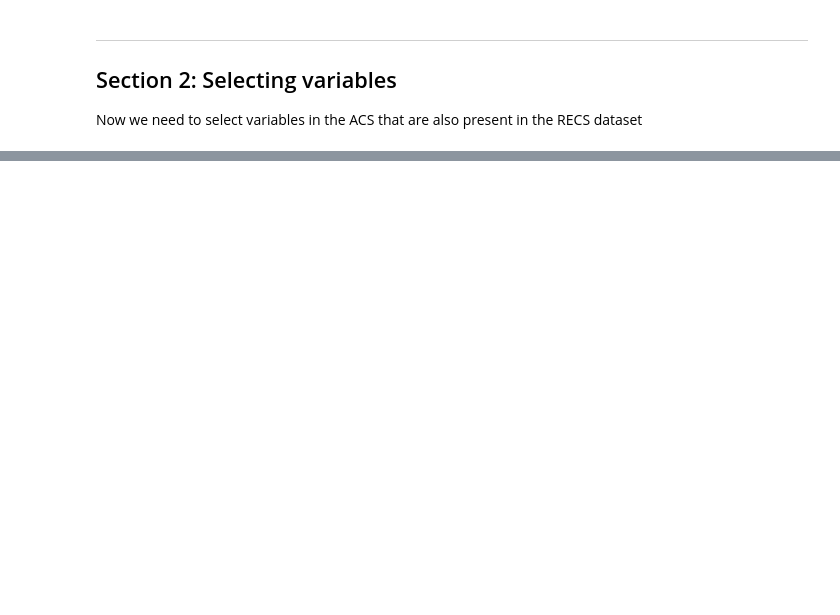
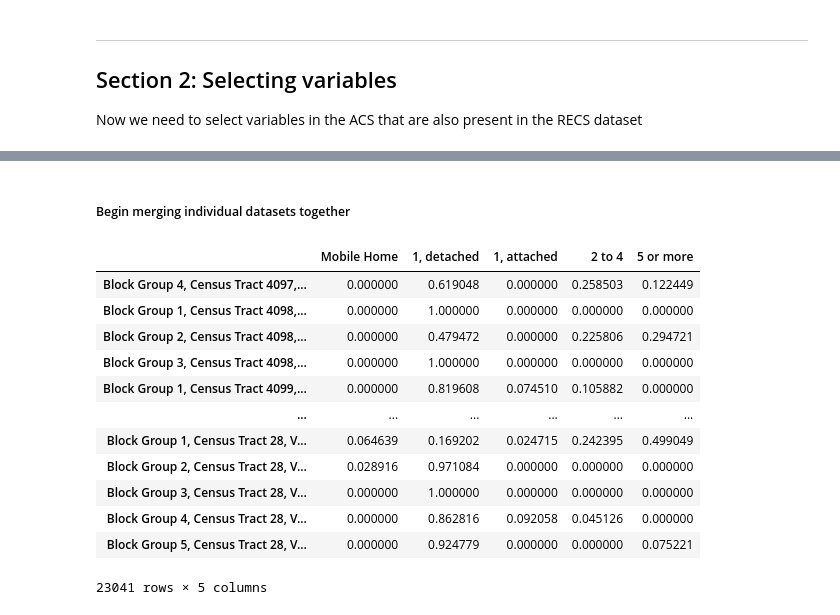
Before and after one commit to criscres/Energy-poverty-US, a Jupyter notebook: ACS_EDA.ipynb, the cells around one changed output, grey strips where cells are left out. Cells and saved outputs as stored; diff of their text form; code cells hidden in the pictures; blank space fills up the shorter version.

```diff
--- a/ACS_EDA.ipynb
+++ b/ACS_EDA.ipynb
@@ -410,0 +473,21 @@ IPUMS provides census and survey data from around the world integrated across ti
+# %%
+#Create a dictionary that takes in the created df name from the specific CA county code, and the cleaned and
+#normalized dataframe for the primary type of fuel used in the home
+primary_heating_fuel_df_names = {}
+for i in range(len(ca_county_lst)):
+    df_name = 'primary_heating_fuel_df_county_' + str(ca_county_lst[i])
+
+    df_data = censusdata.download('acs5', 2015,
+                             censusdata.censusgeo([('state', '06'), ('county', ca_county_lst[i]), ('block group', '*')]),
+                             ['B25040_002E', 'B25040_003E', 'B25040_005E', 'B25040_004E',
+                              'B25040_007E'], key = '80125df736ca356c2f7c99ef78ca3e7acea58265')
+
+    df_data = df_data.rename(columns={'B25040_002E':'Utility Gas', 'B25040_003E':'Bottled, tank, or LP gas',
+                                    'B25040_005E':'Fuel oil, kerosene, etc.', 'B25040_004E':'Electricity',
+                                      'B25040_007E':'Wood'})
+
+    df_data = df_data.div(df_data.sum(axis=1), axis=0)
+
+
+    primary_heating_fuel_df_names[df_name] = df_data
+primary_heating_fuel_df_names['primary_heating_fuel_df_county_001'].head()
@@ -410,0 +655,38 @@ IPUMS provides census and survey data from around the world integrated across ti
+# %% [markdown]
+##### Begin merging individual datasets together
+# %%
+#Create a list of the dictionaries corresponding to each of the X variables created above
+dict_lst = [units_in_structure_df_names, tenure_df_names, year_structure_built_df_names, year_moved_in_df_names, num_bedrooms_df_names,
+           num_rooms_df_names, primary_heating_fuel_df_names, num_residents_df_names, household_income_past_year_df_names]
+# %%
+#For each dictionary of dataframes in dct_list, concatenate all the dataframes into 1 dataframe, and then place
+#this add this dataframe to the variable_dct dictionary with the corresponding variable name
+variable_dct = {}
+
+variable_dct_names = []
+
+for i in dict_lst:
+    name = re.search(r"(\w+df)", str(i)).group(0)
+    variable_dct_names.append(name)
+    starter_df = pd.DataFrame()
+    for key, value in i.items():
+        #i[key].reset_index(inplace=True)
+        starter_df = pd.concat([starter_df, i[key]], axis=0)
+    variable_dct[name] = starter_df
+
+
+variable_dct["units_in_structure_df"]
+# %% [output]
+|  | Mobile Home | 1, detached | 1, attached | 2 to 4 | 5 or more |
+| Block Group 4, Census Tract 4097,... | 0.000000 | 0.619048 | 0.000000 | 0.258503 | 0.122449 |
+| Block Group 1, Census Tract 4098,... | 0.000000 | 1.000000 | 0.000000 | 0.000000 | 0.000000 |
+| Block Group 2, Census Tract 4098,... | 0.000000 | 0.479472 | 0.000000 | 0.225806 | 0.294721 |
+| Block Group 3, Census Tract 4098,... | 0.000000 | 1.000000 | 0.000000 | 0.000000 | 0.000000 |
+| Block Group 1, Census Tract 4099,... | 0.000000 | 0.819608 | 0.074510 | 0.105882 | 0.000000 |
+| ... | ... | ... | ... | ... | ... |
+| Block Group 1, Census Tract 28, V... | 0.064639 | 0.169202 | 0.024715 | 0.242395 | 0.499049 |
+| Block Group 2, Census Tract 28, V... | 0.028916 | 0.971084 | 0.000000 | 0.000000 | 0.000000 |
+| Block Group 3, Census Tract 28, V... | 0.000000 | 1.000000 | 0.000000 | 0.000000 | 0.000000 |
+| Block Group 4, Census Tract 28, V... | 0.000000 | 0.862816 | 0.092058 | 0.045126 | 0.000000 |
+| Block Group 5, Census Tract 28, V... | 0.000000 | 0.924779 | 0.000000 | 0.000000 | 0.075221 |
+23041 rows × 5 columns
```
Also changed, not shown: parts of 103 cells of this notebook, 1 other file.
